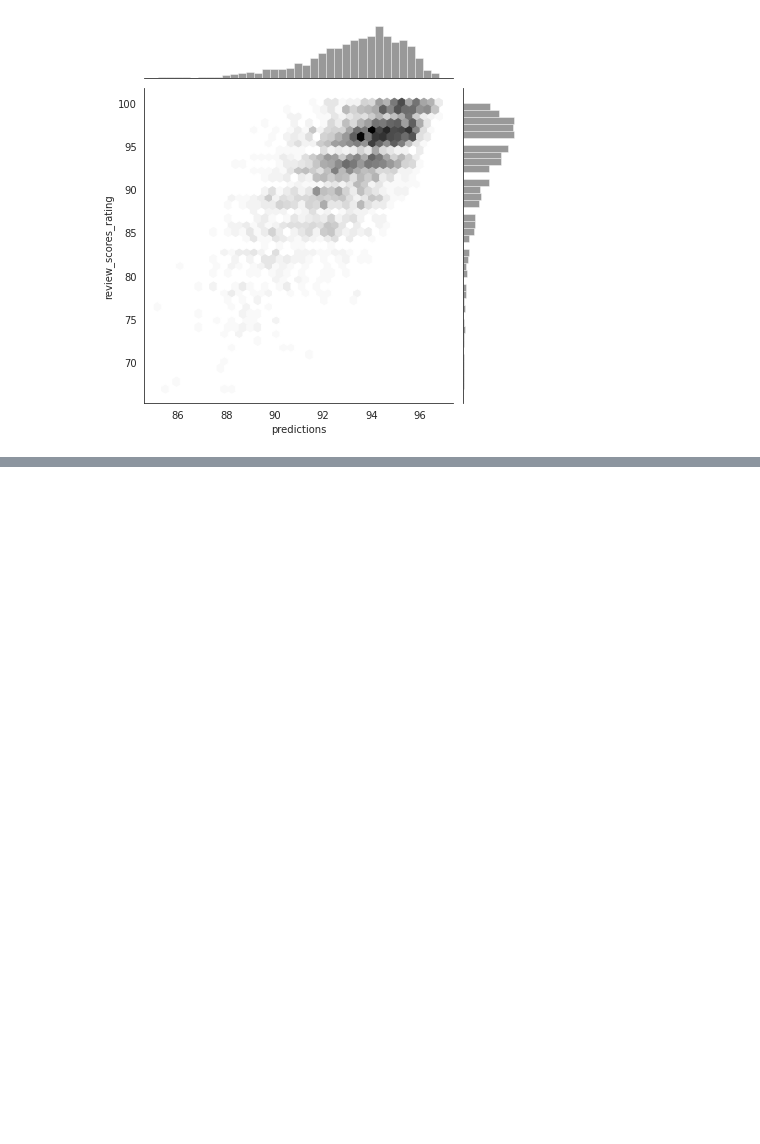
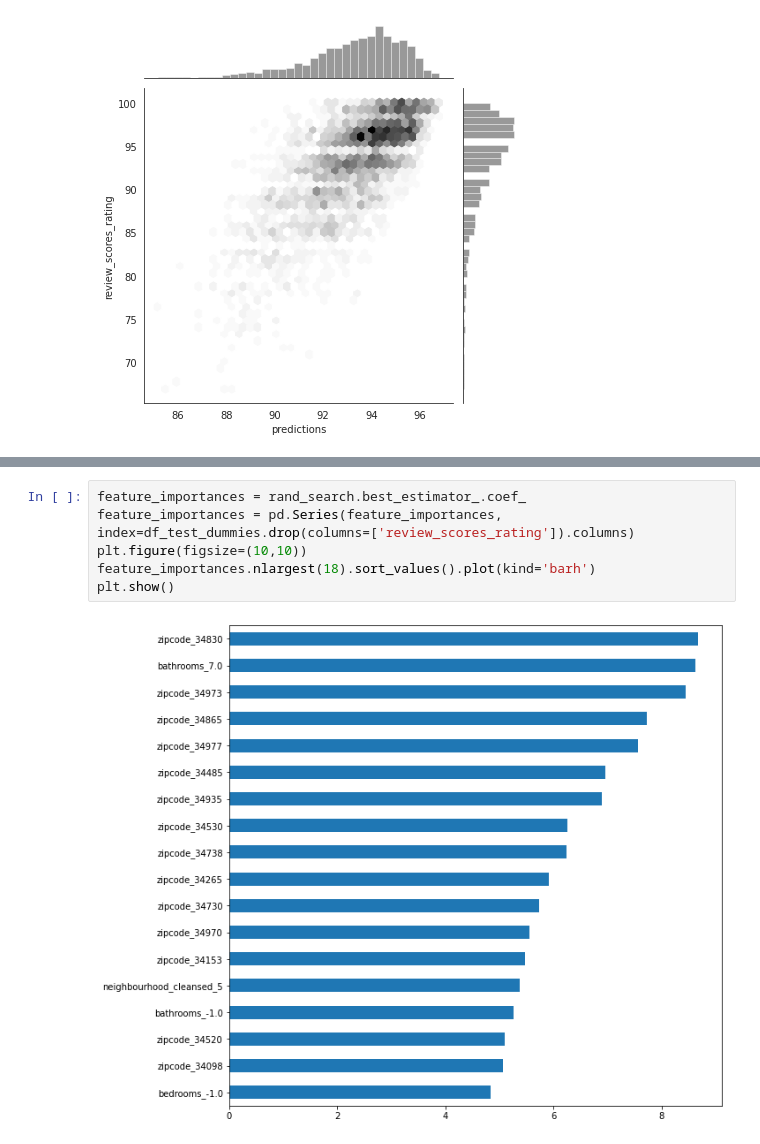
Before and after one commit to OzanGenc/Airbnb-Istanbul-ReviewScorePrediction, a Jupyter notebook: Airbnb_Istanbul.ipynb, the cells around one changed output, grey strips where cells are left out. Cells and saved outputs as stored; diff of their text form; blank space fills up the shorter version.

```diff
--- a/Airbnb_Istanbul.ipynb
+++ b/Airbnb_Istanbul.ipynb
@@ -581,0 +672,8 @@ with sns.axes_style("white"):
+# %%
+feature_importances = rand_search.best_estimator_.coef_
+feature_importances = pd.Series(feature_importances, index=df_test_dummies.drop(columns=['review_scores_rating']).columns)
+plt.figure(figsize=(10,10))
+feature_importances.nlargest(18).sort_values().plot(kind='barh')
+plt.show()
+# %% [output]
+[figure, added]
```
Also changed, not shown: parts of 16 cells of this notebook.
